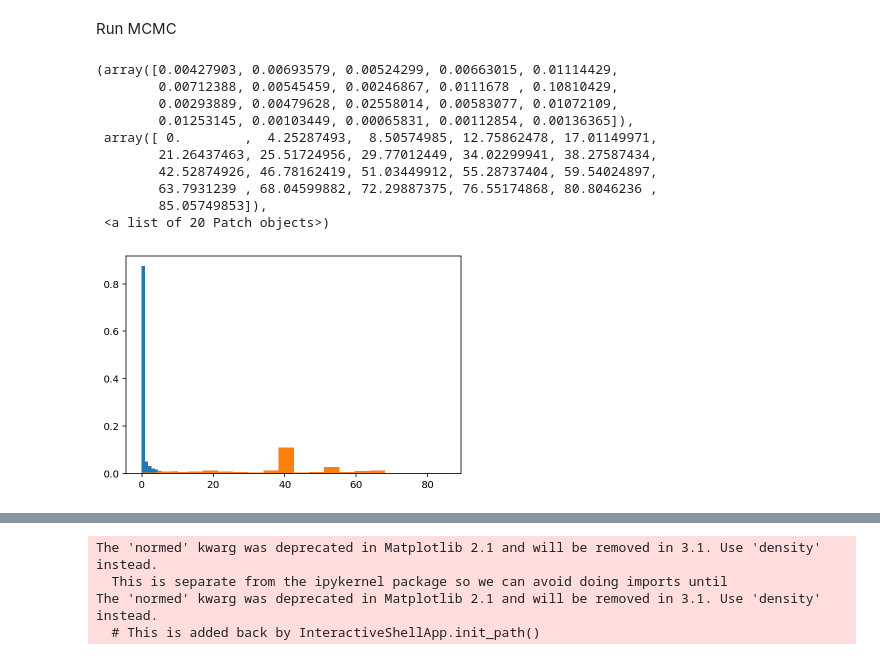
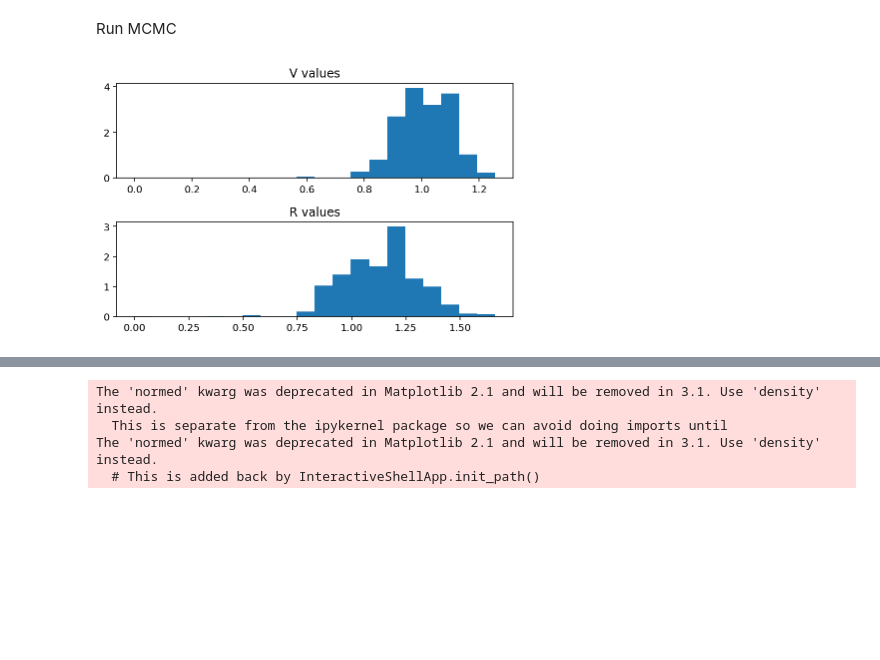
Before and after one commit to henryshi1/cosmology, a Jupyter notebook: URECA_2020/Circuit_implementation.ipynb, the cells around one changed output, grey strips where cells are left out. Saved outputs shown, nothing was run; the diff lists cells and outputs as text; code cells hidden in the pictures; blank space fills up the shorter version.

```diff
--- a/URECA_2020/Circuit_implementation.ipynb
+++ b/URECA_2020/Circuit_implementation.ipynb
@@ -57,9 +104,8 @@ def make_Iobs(r):
 # %% [markdown]
 Run MCMC
 # %%
-# Start with MCMC where r is the first entry of rs array
-r = rs[0]
-f = make_Iobs(r)
+# Create the lnf function
+lnf = make_log_likelihood(rs)
 
 # Markov chain
 VRs = [[0.0,0.0]]    # array of V, R ordered pairs
@@ -79,8 +125,8 @@ for i in range(10000):
 
     # accept if acceptance ratio is greater than
     # a randomly generated value from 0 to 1
-    accept_ratio = f(V_new, R_new)/f(V, R)
-    if rand() < accept_ratio:
+    accept_diff = lnf(V_new, R_new) - lnf(V, R)
+    if math.log(rand()) < accept_diff:
         VRs.append(VR_new)
     else:
         VRs.append(VR)
@@ -89,26 +135,25 @@ for i in range(10000):
 # %%
 # Extract V- and R-coordinates from the array of vectors
 Vs = []    # list of V values
 Rs = []    # list of R values
 for i in VRs:
     Vs.append(i[0])
     Rs.append(i[1])
 
 # Generate 1-dimensional histograms of V- and R-coordinates
+subplot(211)
+title('V values')
 hist(Vs, density=True, bins=20)
+
+subplot(212)
+title('R values')
 hist(Rs, density=True, bins=20)
+
+tight_layout()
+
+show()
 # %% [output]
-(array([0.00427903, 0.00693579, 0.00524299, 0.00663015, 0.01114429,
-        0.00712388, 0.00545459, 0.00246867, 0.0111678 , 0.10810429,
-        0.00293889, 0.00479628, 0.02558014, 0.00583077, 0.01072109,
-        0.01253145, 0.00103449, 0.00065831, 0.00112854, 0.00136365]),
- array([ 0.        ,  4.25287493,  8.50574985, 12.75862478, 17.01149971,
-        21.26437463, 25.51724956, 29.77012449, 34.02299941, 38.27587434,
-        42.52874926, 46.78162419, 51.03449912, 55.28737404, 59.54024897,
-        63.7931239 , 68.04599882, 72.29887375, 76.55174868, 80.8046236 ,
-        85.05749853]),
- <a list of 20 Patch objects>)
-[figure, old version]
+[figure, new version]
 # %%
 # Generate Scatter plot
 scatter(Vs, Rs)
```
Also changed, not shown: parts of 4 cells of this notebook.
